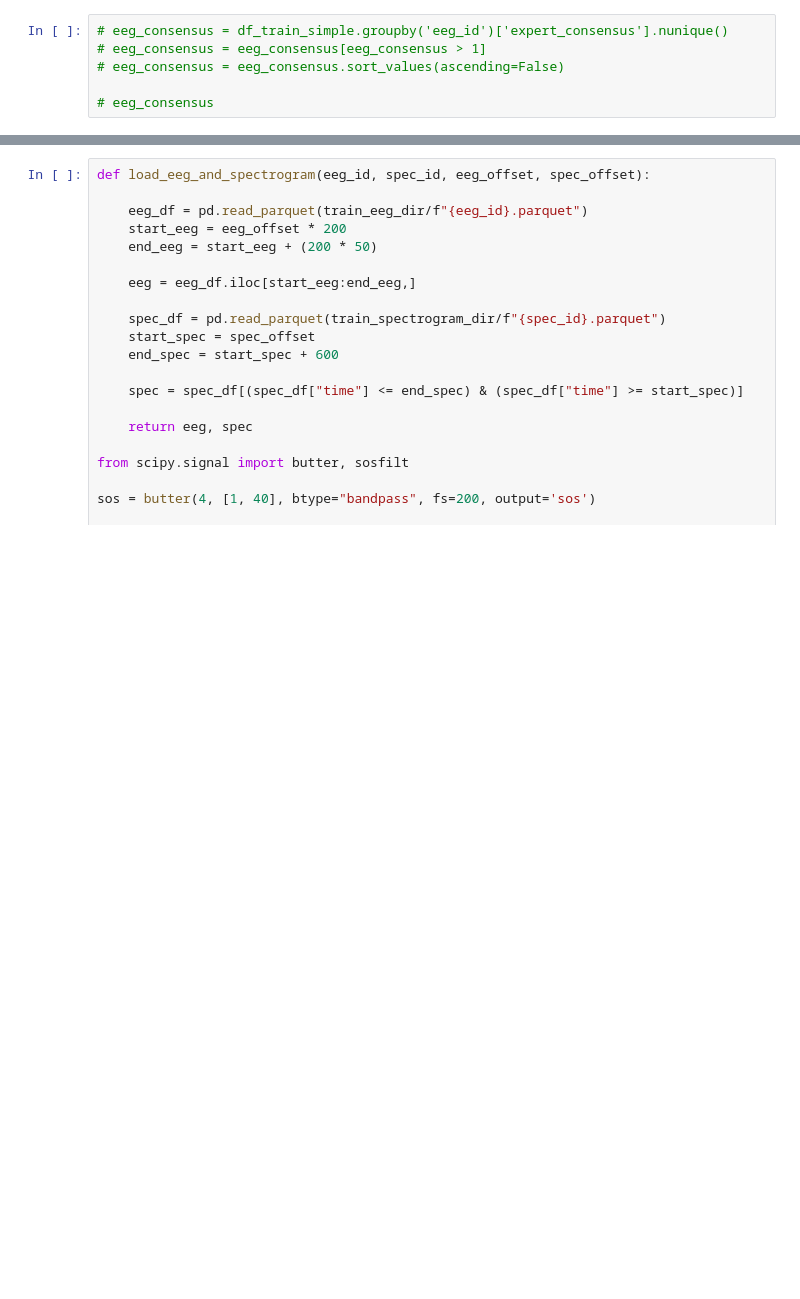
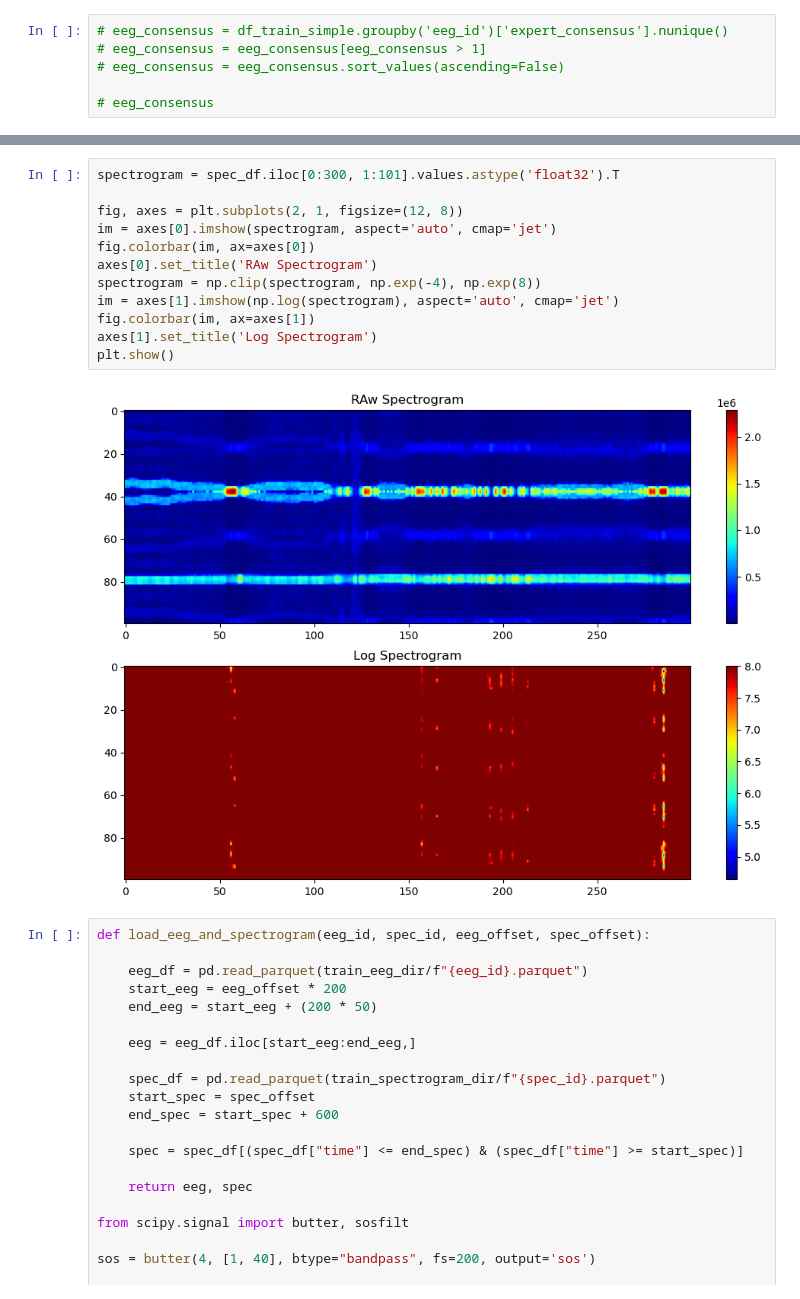
Before and after one commit to AzimuthLI/kaggle_hms, a Jupyter notebook: notebooks/EDA.ipynb, the cells around one changed output, grey strips where cells are left out. Cells and saved outputs as stored; diff of their text form; blank space fills up the shorter version.

```diff
--- a/notebooks/EDA.ipynb
+++ b/notebooks/EDA.ipynb
@@ -414,3 +331,17 @@ spec_df.tail()
+# %%
+spectrogram = spec_df.iloc[0:300, 1:101].values.astype('float32').T
+
+fig, axes = plt.subplots(2, 1, figsize=(12, 8))
+im = axes[0].imshow(spectrogram, aspect='auto', cmap='jet')
+fig.colorbar(im, ax=axes[0])
+axes[0].set_title('RAw Spectrogram')
+spectrogram = np.clip(spectrogram, np.exp(-4), np.exp(8))
+im = axes[1].imshow(np.log(spectrogram), aspect='auto', cmap='jet')
+fig.colorbar(im, ax=axes[1])
+axes[1].set_title('Log Spectrogram')
+plt.show()
+# %% [output]
+[figure, added]
 # %%
 def load_eeg_and_spectrogram(eeg_id, spec_id, eeg_offset, spec_offset):
 
```
Also changed, not shown: parts of 22 cells of this notebook, 6 other files.
